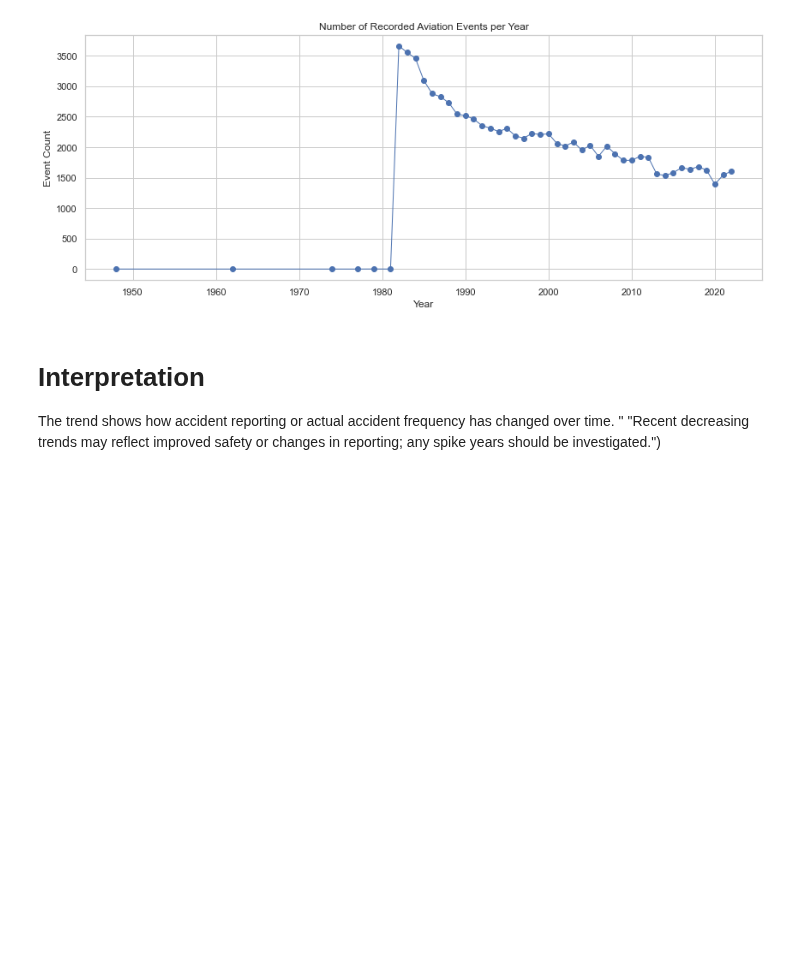
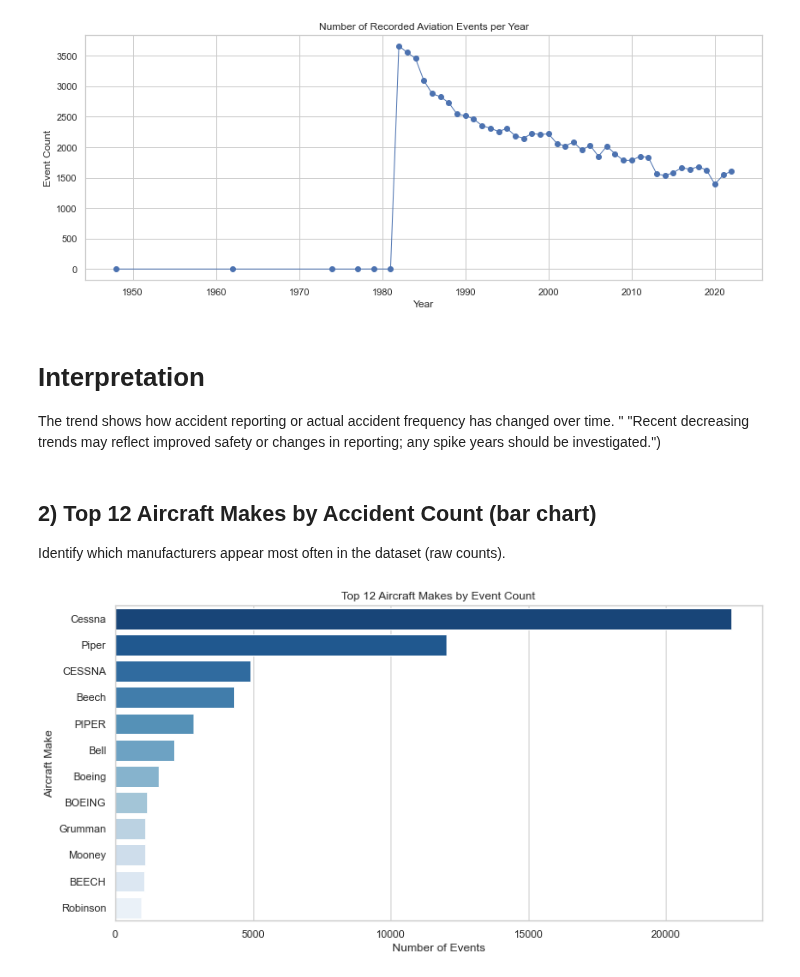
Before and after one commit to ivy35/Phase1_Project, a Jupyter notebook: notebooks/Untitled-aviation.ipynb, the cells around one changed output. Drawn from its saved outputs; the diff is of its cells as text; code cells hidden in the pictures; blank space fills up the shorter version.

Commit message:
Top 12 Aircraft Makes by Event Count

```diff
--- a/notebooks/Untitled-aviation.ipynb
+++ b/notebooks/Untitled-aviation.ipynb
@@ -377,3 +377,22 @@ plt.show()
 # Interpretation
  The trend shows how accident reporting or actual accident frequency has changed over time. "
       "Recent decreasing trends may reflect improved safety or changes in reporting; any spike years should be investigated.")
+# %% [markdown]
+## 2) Top 12 Aircraft Makes by Accident Count (bar chart)
+Identify which manufacturers appear most often in the dataset (raw counts).
+# %%
+# Count number of events per aircraft make
+top_makes = df['Make'].value_counts().head(12)
+
+# Plot the top 12 aircraft makes
+import matplotlib.pyplot as plt
+import seaborn as sns
+
+plt.figure(figsize=(12,6))
+sns.barplot(x=top_makes.values, y=top_makes.index, palette="Blues_r")
+plt.title("Top 12 Aircraft Makes by Event Count")
+plt.xlabel("Number of Events")
+plt.ylabel("Aircraft Make")
+plt.show()
+# %% [output]
+[figure, added]
```
Also changed, not shown: parts of 1 cell of this notebook.
